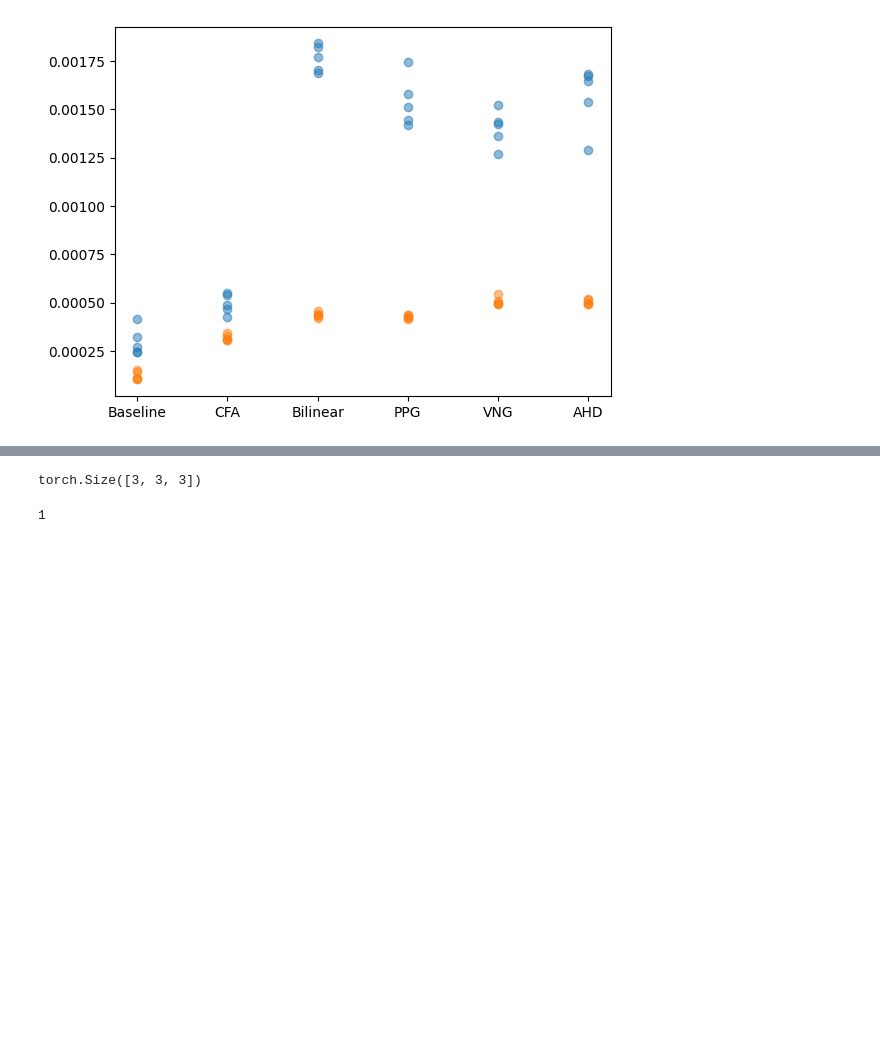
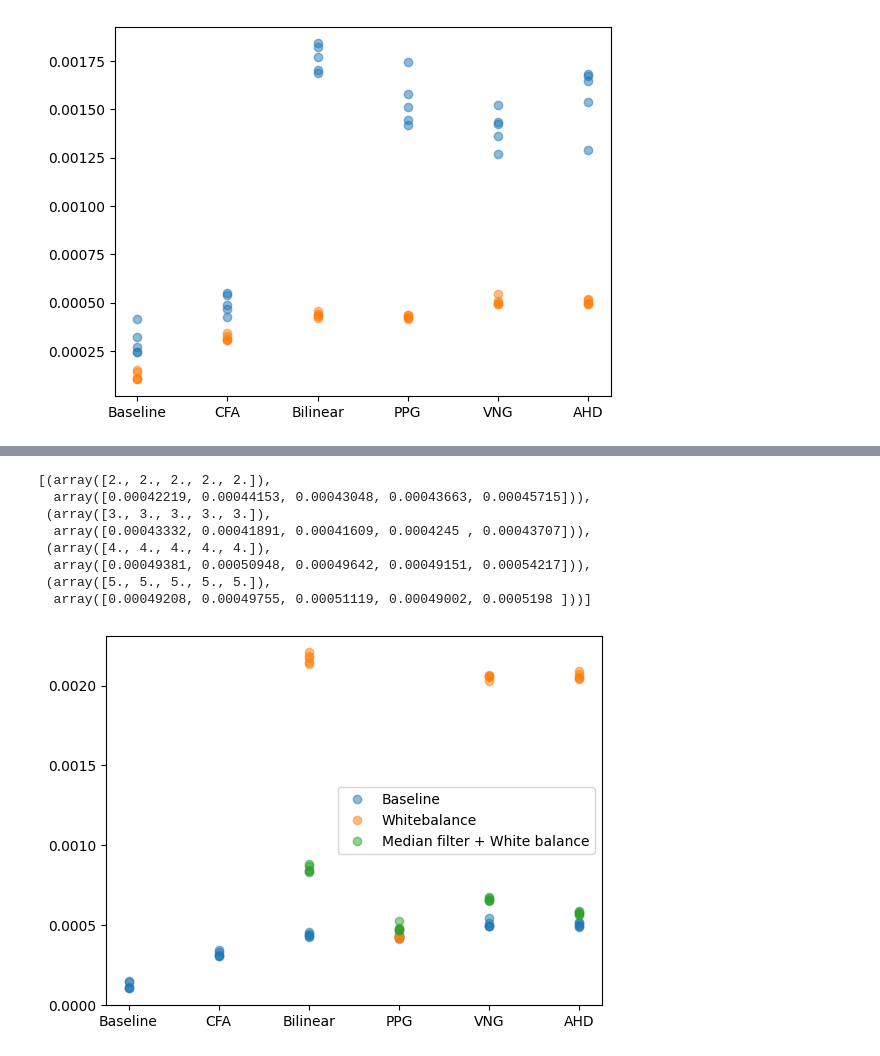
Before and after one commit to GustavMH/cfa-raw, a Jupyter notebook: notebooks/dataset-exploration.ipynb, the cells around one changed output, grey strips where cells are left out. Cells and saved outputs as stored; diff of their text form; code cells hidden in the pictures; blank space fills up the shorter version.

```diff
--- a/notebooks/dataset-exploration.ipynb
+++ b/notebooks/dataset-exploration.ipynb
@@ -560,15 +581,29 @@ plt.show()
 # %%
-a = torch.Tensor([[0,1,2],[3,4,5],[6,7,8]])
-torch.stack([a] *3).shape
+[((np.zeros(5) + i + 2, read_loss_noise0(n_path, f"{format}{i}").mean(axis=1))) for i in range(4)]
 # %% [output]
-torch.Size([3, 3, 3])
+[(array([2., 2., 2., 2., 2.]),
+  array([0.00042219, 0.00044153, 0.00043048, 0.00043663, 0.00045715])),
+ (array([3., 3., 3., 3., 3.]),
+  array([0.00043332, 0.00041891, 0.00041609, 0.0004245 , 0.00043707])),
+ (array([4., 4., 4., 4., 4.]),
+  array([0.00049381, 0.00050948, 0.00049642, 0.00049151, 0.00054217])),
+ (array([5., 5., 5., 5., 5.]),
+  array([0.00049208, 0.00049755, 0.00051119, 0.00049002, 0.0005198 ]))]
 # %%
-def f():
-    return 9
+n_path = Path("/home/gustav/Downloads/ds_proc/loss-monday")
 
-if f:
-    print(1)
-else:
-    print(2)
+
+plt.plot(
+*np.array([np.array(((np.random.rand(5)*.0) + i, read_loss_noise0(noise0_path_300, format).mean(axis=1))).T
+ for i, format in enumerate(["pn", "np", "d0", "d1", "d2", "d3"])]).reshape(30,2).T, "o", alpha=0.5)
+
+for format in ["w", "mw"]:
+    plt.plot(
+        *np.array([np.array(((np.random.rand(5)*.0) + i + 2, read_loss_noise0(n_path, f"{format}{i}").mean(axis=1))).T
+        for i, j in enumerate(["d0", "d1", "d2", "d3"])]).reshape(20,2).T, "o", alpha=0.5)
+
+plt.xticks(range(6), ["Baseline", "CFA", "Bilinear", "PPG", "VNG", "AHD"])
+plt.legend(["Baseline", "Whitebalance", "Median filter + White balance"])
+plt.show()
 # %% [output]
-1
+[figure, added]
```
Also changed, not shown: parts of 1 cell of this notebook, 3 other files.
